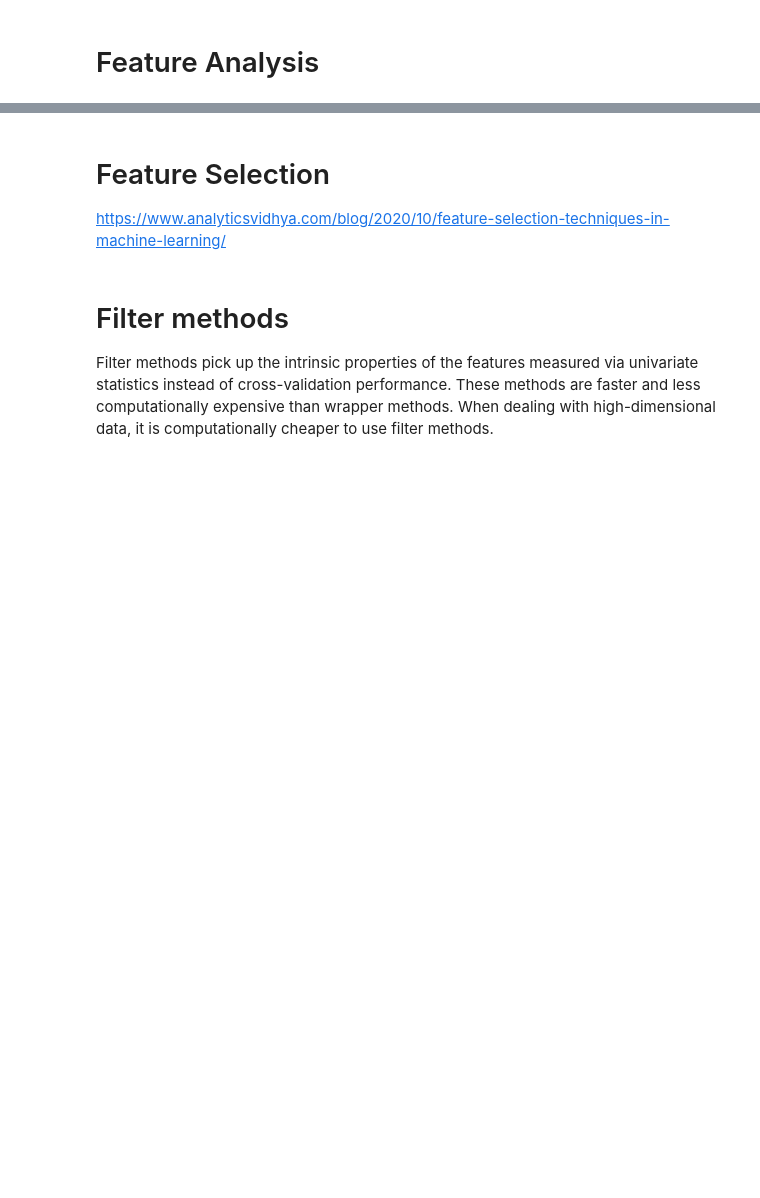
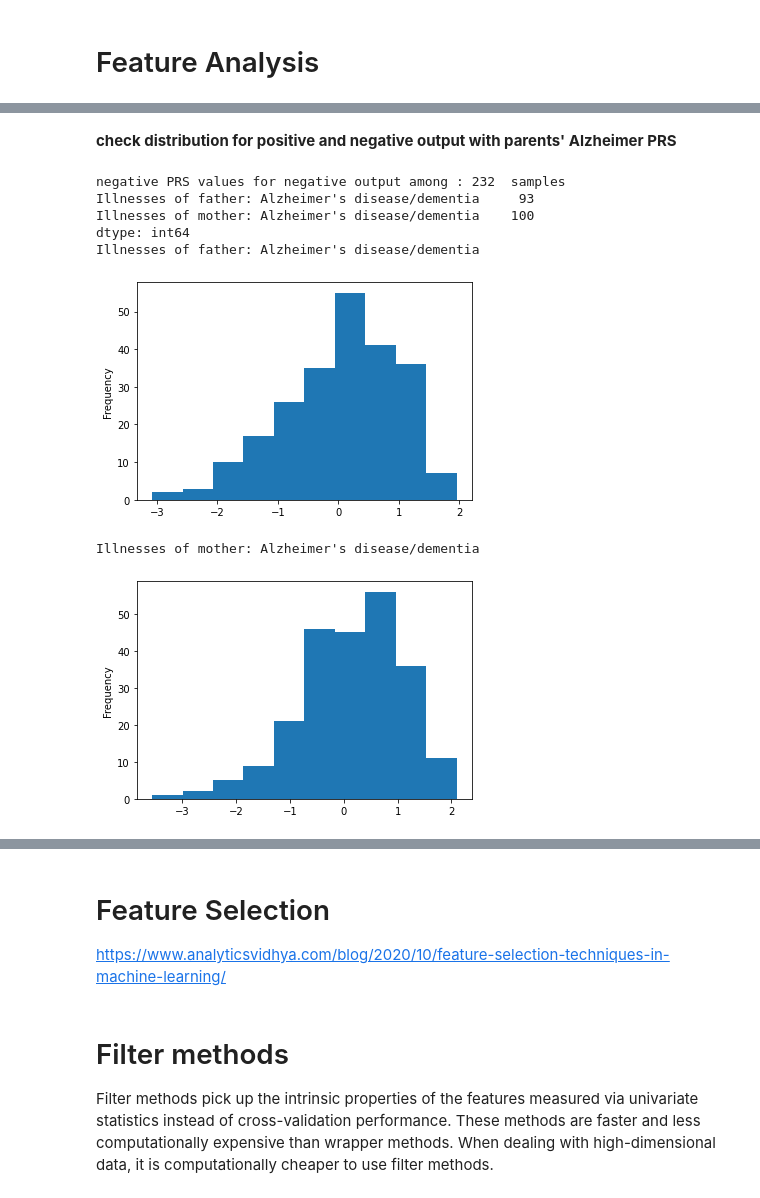
Before and after one commit to Mashiatmm/AD_Project_Thesis, a Jupyter notebook: genetic data/Mashiat_Main_Notebook.ipynb, the cells around one changed output, grey strips where cells are left out. Saved outputs shown, nothing was run; the diff lists cells and outputs as text; code cells hidden in the pictures; blank space fills up the shorter version.

Commit message:
Analyzed Parents' Alzeheimer

```diff
--- a/genetic data/Mashiat_Main_Notebook.ipynb
+++ b/genetic data/Mashiat_Main_Notebook.ipynb
@@ -70,7 +70,7 @@ zipp                      2.2.0                      py_0
 zlib                      1.2.11               h62dcd97_3
 zstd                      1.3.7                h508b16e_0
 # %%
-Final_Samples_path = 'Final_Samples_4yrs.json'
+Final_Samples_path = 'Final_Samples_6yrs.json'
 Final_Samples = json.load(open(Final_Samples_path, 'r'))
 usable_samples_ADNI = json.load(open('./usable_samples_ADNI.json'))
 PRS_orig_feature_matrix = np.load('./PRS_feature_matrix.npy').astype(np.float32)
@@ -78,5 +78,6 @@ PRS_orig_feature_matrix = np.load('./PRS_feature_matrix.npy').astype(np.float32)
 PRS_orig_feature_matrix = (PRS_orig_feature_matrix - PRS_orig_feature_matrix.mean(0))/PRS_orig_feature_matrix.std(0)
 # PRS_orig_feature_matrix.shape[1], len(usable_samples_ADNI), usable_samples_ADNI
 num_features=PRS_orig_feature_matrix.shape[1]
+print(len( usable_samples_ADNI ) )
 print(num_features)
 # %% [output]
@@ -529,8 +544,0 @@ def loocv_epoch(model, optimizer, criterion, is_training, loader):
-# %%
-import json
-import pandas as pd
-GWAS_ID = 'ieu-b-25'
-usable_samples_ADNI = pd.read_csv(f'./PRSice_output/{GWAS_ID}/{GWAS_ID}.best', ' ')['IID'].to_numpy().tolist()
-usable_samples_ADNI = {'_'.join(sample.split('_')[1:]):idx for idx,sample in enumerate(usable_samples_ADNI)}
-# usable_samples_ADNI = {sample:idx for idx,sample in enumerate(usable_samples_ADNI)}
-print(len( usable_samples_ADNI ))
@@ -795 +821,24 @@ HDL cholesterol
 ... (72 outputs left out)
+# %% [markdown]
+**check distribution for positive and negative output with parents' Alzheimer PRS**
+# %%
+cols_to_check = ["Illnesses of father: Alzheimer's disease/dementia", "Illnesses of mother: Alzheimer's disease/dementia"]
+shuffled_neg = shuffled[shuffled['output'] == 0]
+
+
+print('negative PRS values for negative output among ', shuffled_neg.shape[0], " samples")
+print( shuffled_neg[cols_to_check].lt(0).sum() )
+
+for i in cols_to_check:
+    print(i)
+    shuffled_neg[i].plot(kind="hist")
+    plt.show()
+# %% [output]
+negative PRS values for negative output among : 232  samples
+Illnesses of father: Alzheimer's disease/dementia     93
+Illnesses of mother: Alzheimer's disease/dementia    100
+dtype: int64
+Illnesses of father: Alzheimer's disease/dementia
+[figure, added]
+Illnesses of mother: Alzheimer's disease/dementia
+[figure, added]
```
Also changed, not shown: parts of 44 cells of this notebook, 13 other files.
